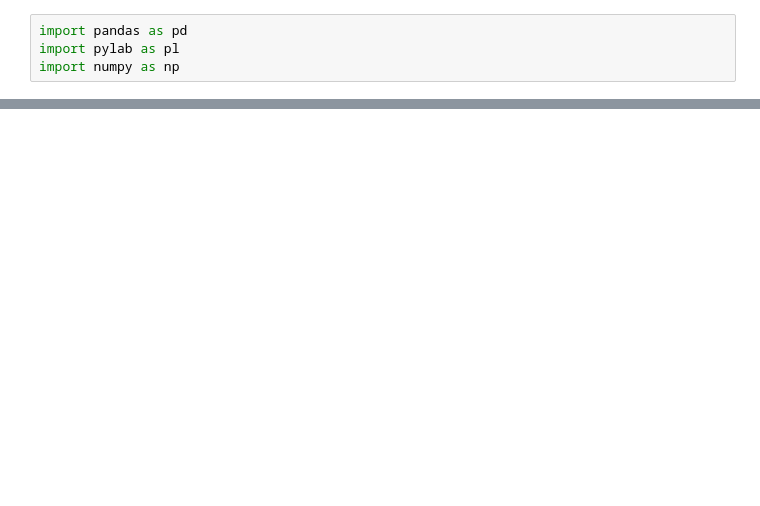
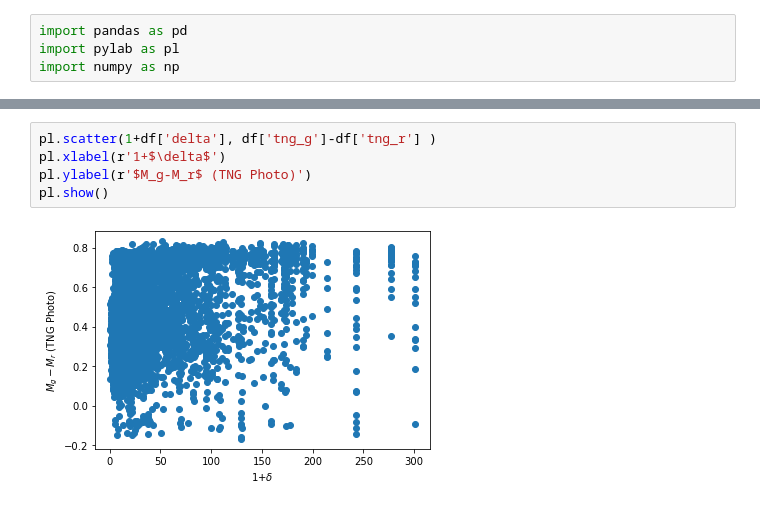
Before and after one commit to jsuarez314/cosmic_web_class, a Jupyter notebook: Photometric.ipynb, the cells around one changed output, grey strips where cells are left out. Cells and saved outputs as stored; diff of their text form; blank space fills up the shorter version.

```diff
--- a/Photometric.ipynb
+++ b/Photometric.ipynb
@@ -40,0 +45,7 @@ pl.show()
+# %%
+pl.scatter(1+df['delta'], df['tng_g']-df['tng_r'] )
+pl.xlabel(r'1+$\delta$')
+pl.ylabel(r'$M_g-M_r$ (TNG Photo)')
+pl.show()
+# %% [output]
+[figure, added]
```
Also changed, not shown: parts of 5 cells of this notebook, 2 other files.
